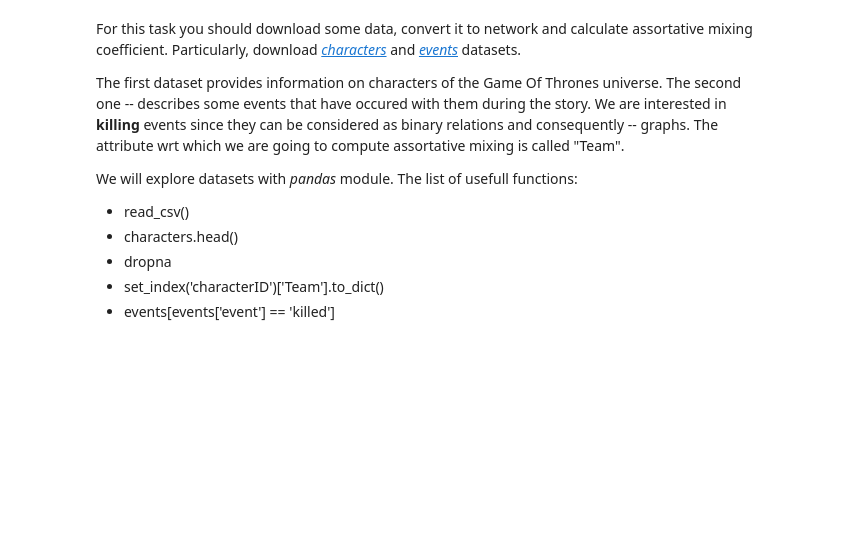
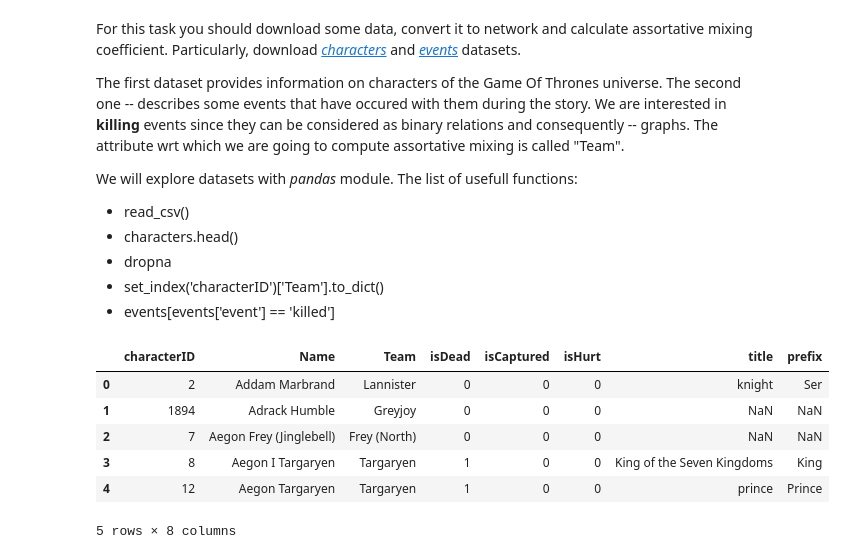
Before and after one commit to shestakoff/social_ntwks, a Jupyter notebook: struct_sim.ipynb, the cells around one changed output. Saved outputs shown, nothing was run; the diff lists cells and outputs as text; code cells hidden in the pictures; blank space fills up the shorter version.

```diff
--- a/struct_sim.ipynb
+++ b/struct_sim.ipynb
@@ -57,3 +109,15 @@ We will explore datasets with *pandas* module. The list of usefull functions:
 # Put your code here
 #
 #
+events = pd.read_csv('events.csv')
+characters = pd.read_csv('characters.csv')
+# %%
+characters.head()
+# %% [output]
+|  | characterID | Name | Team | isDead | isCaptured | isHurt | title | prefix |
+| 0 | 2 | Addam Marbrand | Lannister | 0 | 0 | 0 | knight | Ser |
+| 1 | 1894 | Adrack Humble | Greyjoy | 0 | 0 | 0 | NaN | NaN |
+| 2 | 7 | Aegon Frey (Jinglebell) | Frey (North) | 0 | 0 | 0 | NaN | NaN |
+| 3 | 8 | Aegon I Targaryen | Targaryen | 1 | 0 | 0 | King of the Seven Kingdoms | King |
+| 4 | 12 | Aegon Targaryen | Targaryen | 1 | 0 | 0 | prince | Prince |
+5 rows × 8 columns
```
Also changed, not shown: parts of 12 cells of this notebook.
